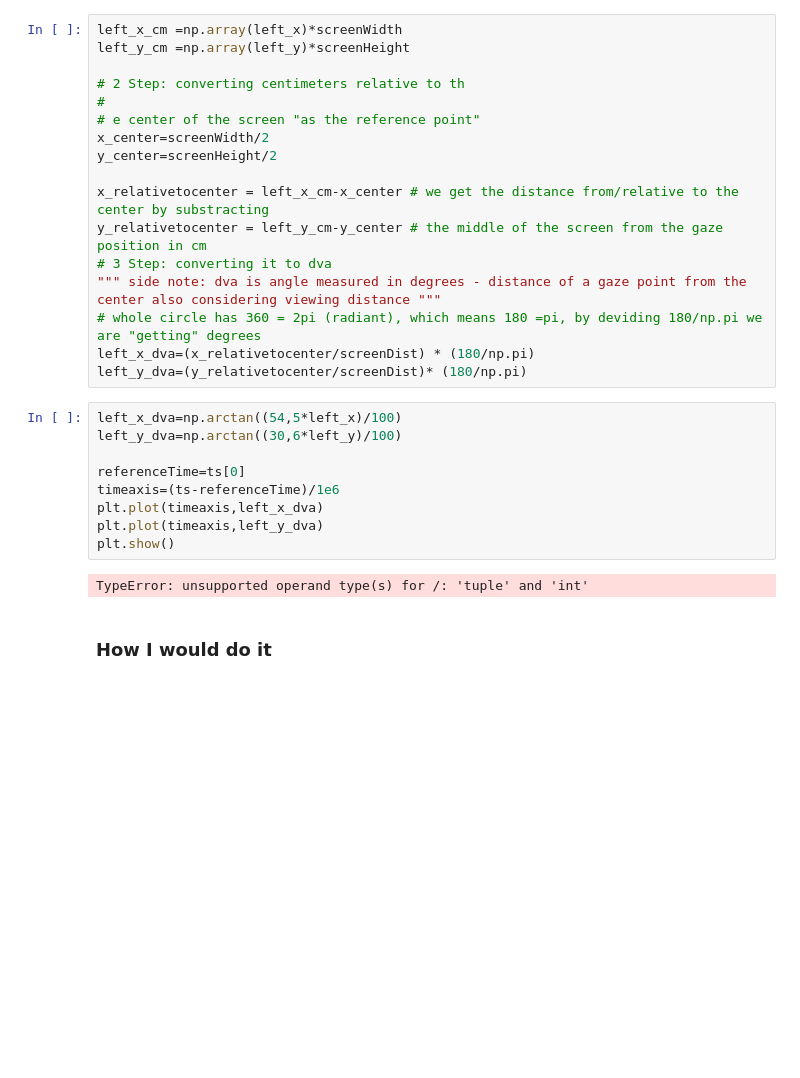
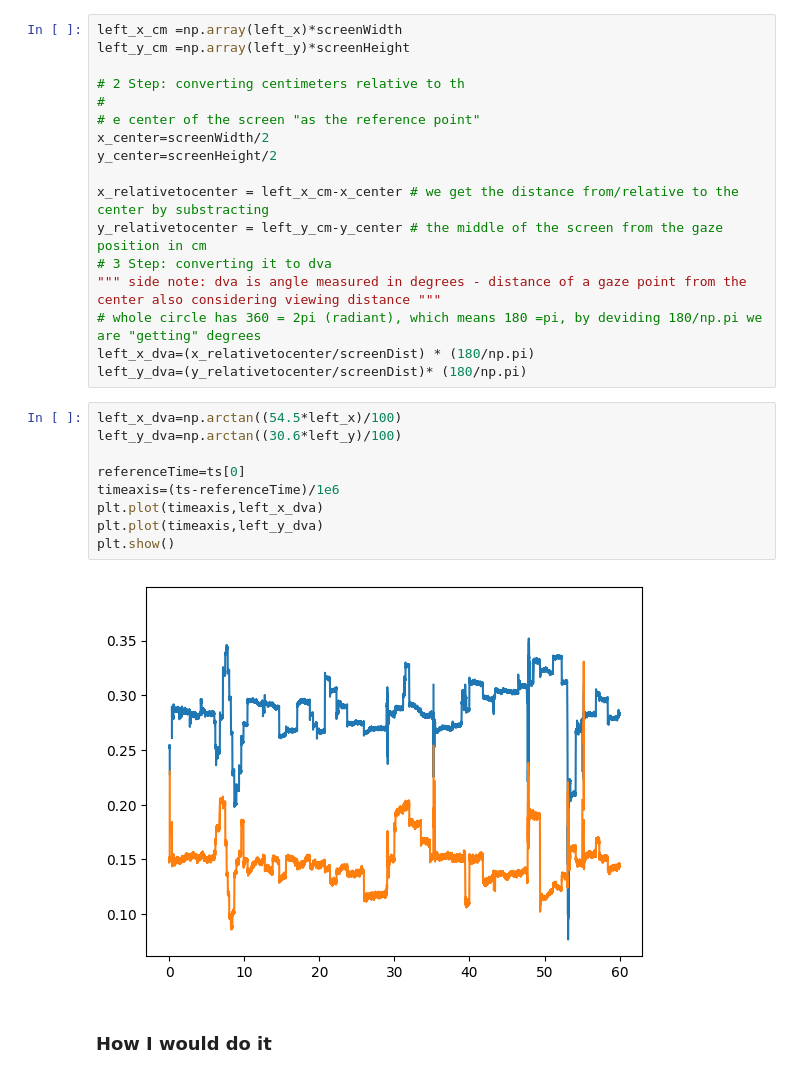
Before and after one commit to StaudiglLab/EMPRA_pythonTutorial_Summer25, a Jupyter notebook: tutorial-IV/assignmentDiscussion.ipynb, the cells around one changed output. Saved outputs shown, nothing was run; the diff lists cells and outputs as text; blank space fills up the shorter version.

```diff
--- a/tutorial-IV/assignmentDiscussion.ipynb
+++ b/tutorial-IV/assignmentDiscussion.ipynb
@@ -47,16 +47,16 @@ y_relativetocenter = left_y_cm-y_center # the middle of the screen from the gaze
 left_x_dva=(x_relativetocenter/screenDist) * (180/np.pi)
 left_y_dva=(y_relativetocenter/screenDist)* (180/np.pi)
 # %%
-left_x_dva=np.arctan((54,5*left_x)/100)
-left_y_dva=np.arctan((30,6*left_y)/100)
+left_x_dva=np.arctan((54.5*left_x)/100)
+left_y_dva=np.arctan((30.6*left_y)/100)
 
 referenceTime=ts[0]
 timeaxis=(ts-referenceTime)/1e6
 plt.plot(timeaxis,left_x_dva)
 plt.plot(timeaxis,left_y_dva)
 plt.show()
 # %% [output]
-TypeError: unsupported operand type(s) for /: 'tuple' and 'int'
+[figure, added]
 # %% [markdown]
 ### How I would do it
 # %%
```
Also changed, not shown: parts of 16 cells of this notebook.
